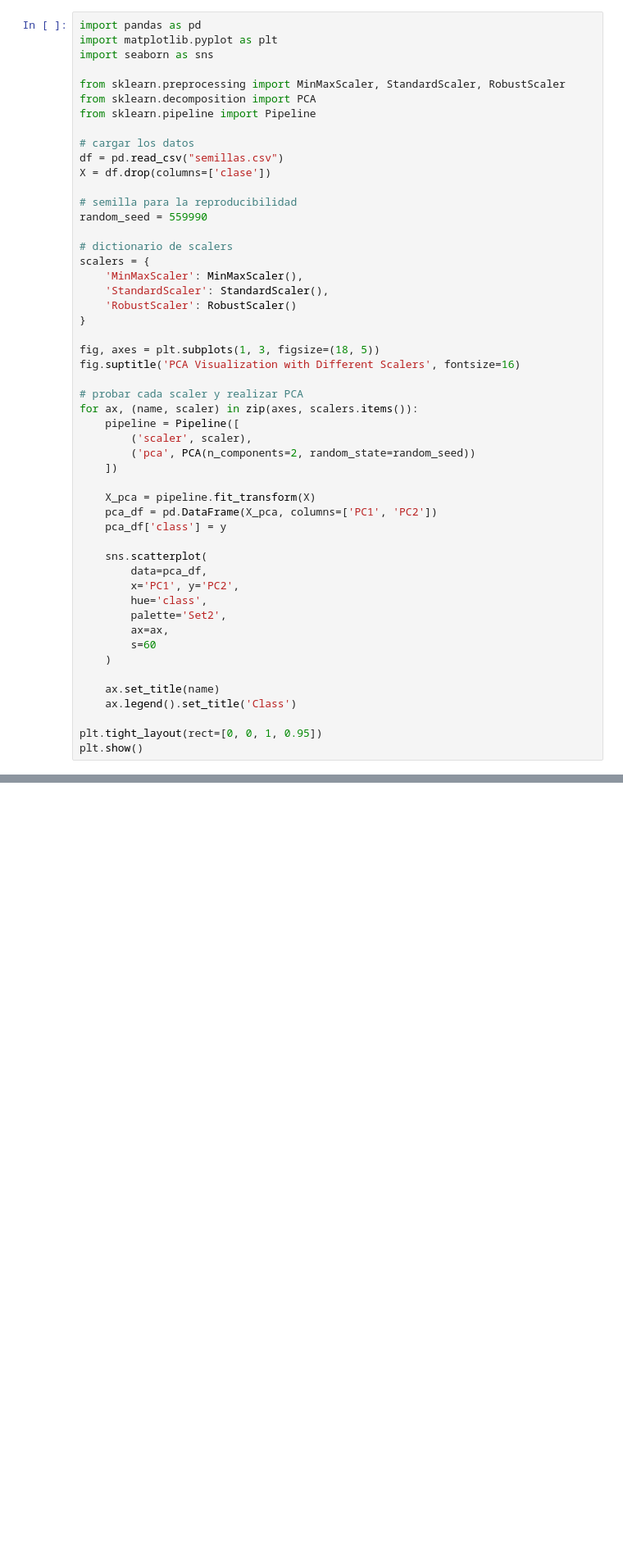
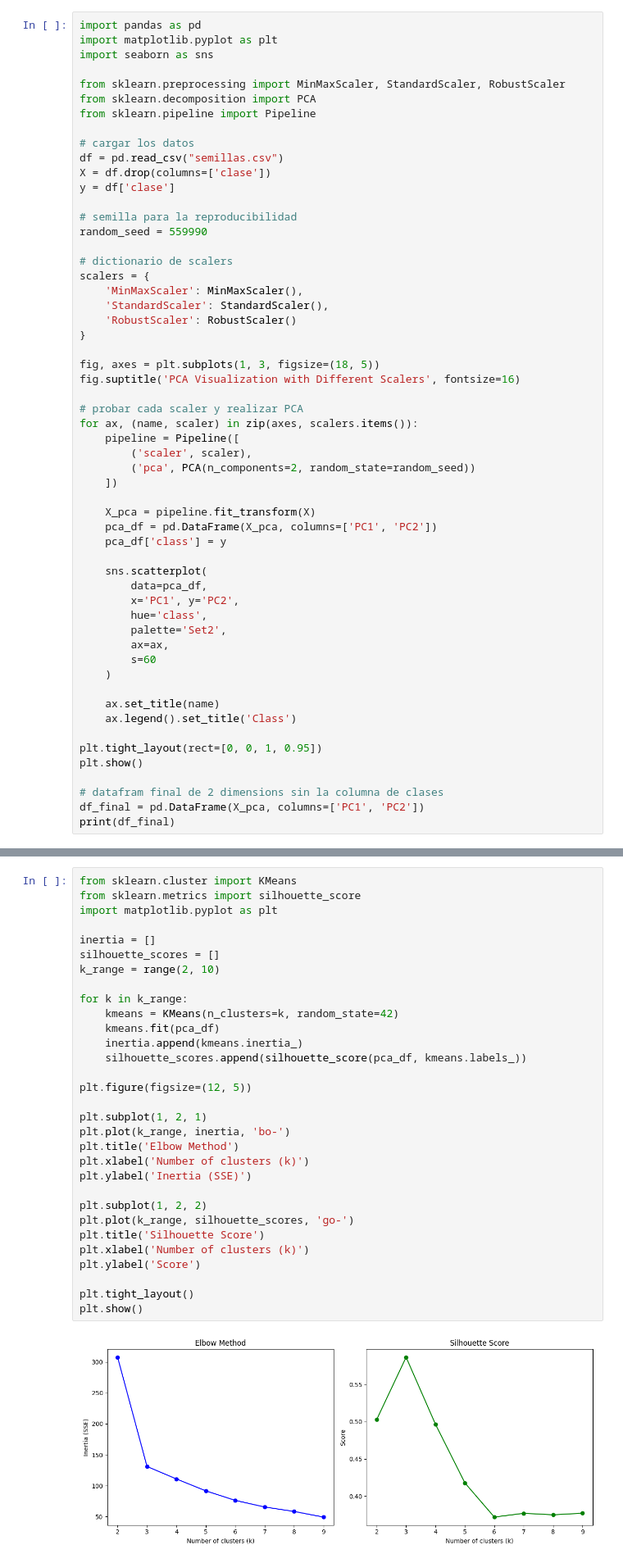
Before and after one commit to iborgstedt2848/ML_G84_G2_P2, a Jupyter notebook: segunda_práctica.ipynb, the cells around one changed output, grey strips where cells are left out. Shown at 82% size. Saved outputs shown, nothing was run; the diff lists cells and outputs as text; blank space fills up the shorter version.

Commit message:
scalers and starting kmeans

```diff
--- a/segunda_práctica.ipynb
+++ b/segunda_práctica.ipynb
@@ -27,6 +27,7 @@ from sklearn.pipeline import Pipeline
 # cargar los datos
 df = pd.read_csv("semillas.csv")
 X = df.drop(columns=['clase'])
+y = df['clase']
 
 # semilla para la reproducibilidad
 random_seed = 559990
@@ -66,5 +67,9 @@ for ax, (name, scaler) in zip(axes, scalers.items()):
 
 plt.tight_layout(rect=[0, 0, 1, 0.95])
 plt.show()
+
+# datafram final de 2 dimensions sin la columna de clases
+df_final = pd.DataFrame(X_pca, columns=['PC1', 'PC2'])
+print(df_final)
 # %% [output]
 [figure]
@@ -122,2 +143,35 @@ Calinski-Harabasz Index:
 # %% [markdown]
 # K-Means
+# %%
+from sklearn.cluster import KMeans
+from sklearn.metrics import silhouette_score
+import matplotlib.pyplot as plt
+
+inertia = []
+silhouette_scores = []
+k_range = range(2, 10)
+
+for k in k_range:
+    kmeans = KMeans(n_clusters=k, random_state=42)
+    kmeans.fit(pca_df)
+    inertia.append(kmeans.inertia_)
+    silhouette_scores.append(silhouette_score(pca_df, kmeans.labels_))
+
+plt.figure(figsize=(12, 5))
+
+plt.subplot(1, 2, 1)
+plt.plot(k_range, inertia, 'bo-')
+plt.title('Elbow Method')
+plt.xlabel('Number of clusters (k)')
+plt.ylabel('Inertia (SSE)')
+
+plt.subplot(1, 2, 2)
+plt.plot(k_range, silhouette_scores, 'go-')
+plt.title('Silhouette Score')
+plt.xlabel('Number of clusters (k)')
+plt.ylabel('Score')
+
+plt.tight_layout()
+plt.show()
+# %% [output]
+[figure, added]
```
Also changed, not shown: parts of 6 cells of this notebook.
